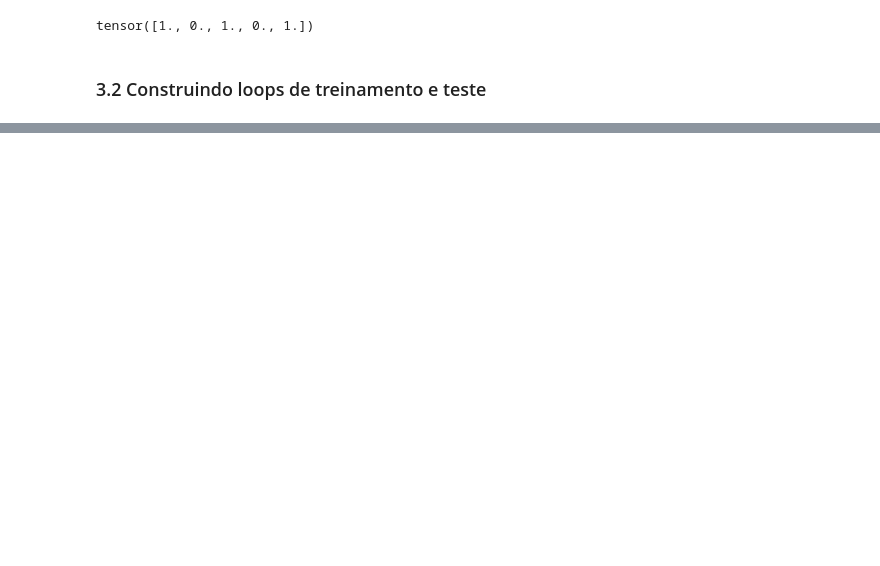
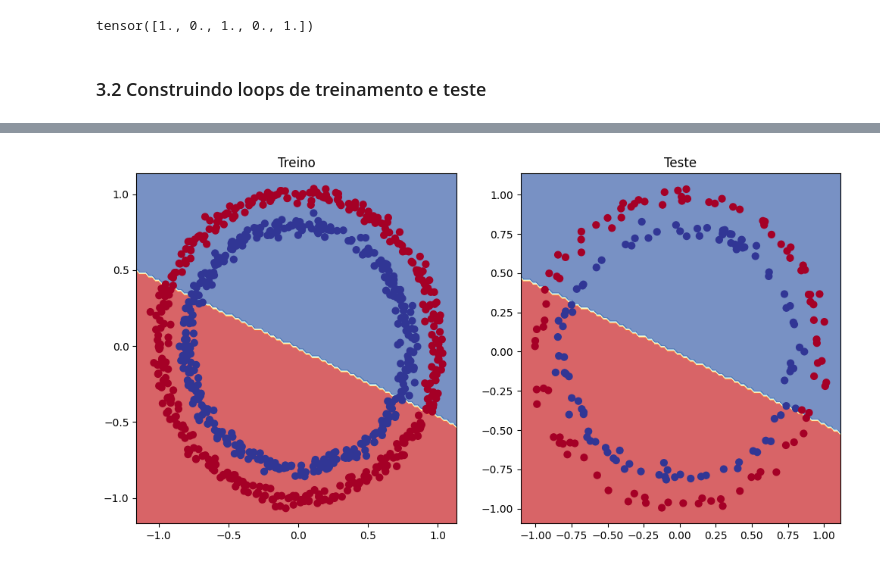
Before and after one commit to lucasget/estudos-pytorch, a Jupyter notebook: codigo.ipynb, the cells around one changed output, grey strips where cells are left out. Cells and saved outputs as stored; diff of their text form; code cells hidden in the pictures; blank space fills up the shorter version.

```diff
--- a/codigo.ipynb
+++ b/codigo.ipynb
@@ -2188,0 +2319,30 @@ for epoch in range(epochs):
+# %%
+loss_fn_1 = nn.BCEWithLogitsLoss()
+otimizador_1 = torch.optim.SGD(params = model_1_1.parameters(), lr = 0.1)
+# %%
+torch.manual_seed(42)
+torch.cuda.manual_seed(42)
+
+epocas = 1000
+X_treino, y_treino = X_treino.to(device), y_treino.to(device)
+X_teste, y_teste = X_teste.to(device), y_teste.to(device)
+
+for epoca in range(epocas):
+    model_1_1.train()
+    logits_1 = model_1_1(X_treino).squeeze()
+    y_pred_1 = torch.round(torch.sigmoid(logits_1))
+    loss = loss_fn_1(logits_1, y_treino)
+    acc = accuracy_fn(y_true = y_treino, y_pred = y_pred_1)
+    otimizador_1.zero_grad()
+    loss.backward()
+    otimizador_1.step()
+
+
+    model_1_1.eval()
+    with torch.inference_mode():
+        logits_teste = model_1_1(X_teste).squeeze()
+        y_pred_1_teste = torch.round(torch.sigmoid(logits_teste))
+        loss_teste = loss_fn_1(logits_teste, y_teste)
+        acc_teste = accuracy_fn(y_true = y_teste, y_pred = y_pred_1_teste)
+    if(epoca % 100 == 0):
+        print(f" Época: {epoca} | Perda no treino: {loss:.5f} | Acurácia no treino: {acc:.2f}% | Perda no teste: {loss_teste:.5f} | Acurácia no teste: {acc_teste:.2f}%")
@@ -2188,0 +2360,12 @@ for epoch in range(epochs):
+# %%
+# Plotar o limite de decisão
+# Plotar o limite de decisão do modelo
+plt.figure(figsize = (12,6))
+plt.subplot(1,2,1)
+plt.title("Treino")
+plot_decision_boundary(model_1_1, X_treino, y_treino)
+plt.subplot(1,2,2)
+plt.title("Teste")
+plot_decision_boundary(model_1_1, X_teste, y_teste)
+# %% [output]
+[figure, added]
```
Also changed, not shown: parts of 31 cells of this notebook, 3 other files.
